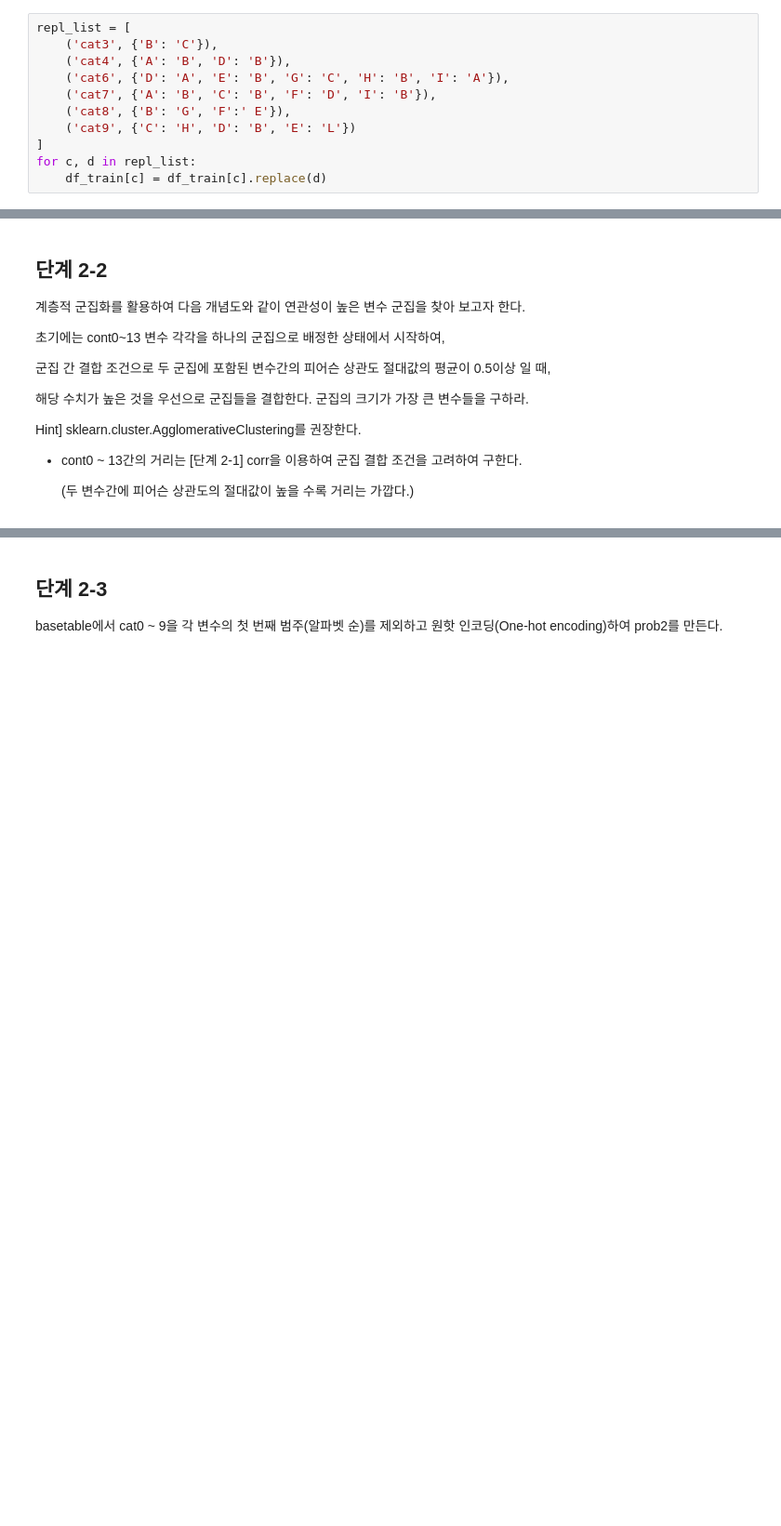
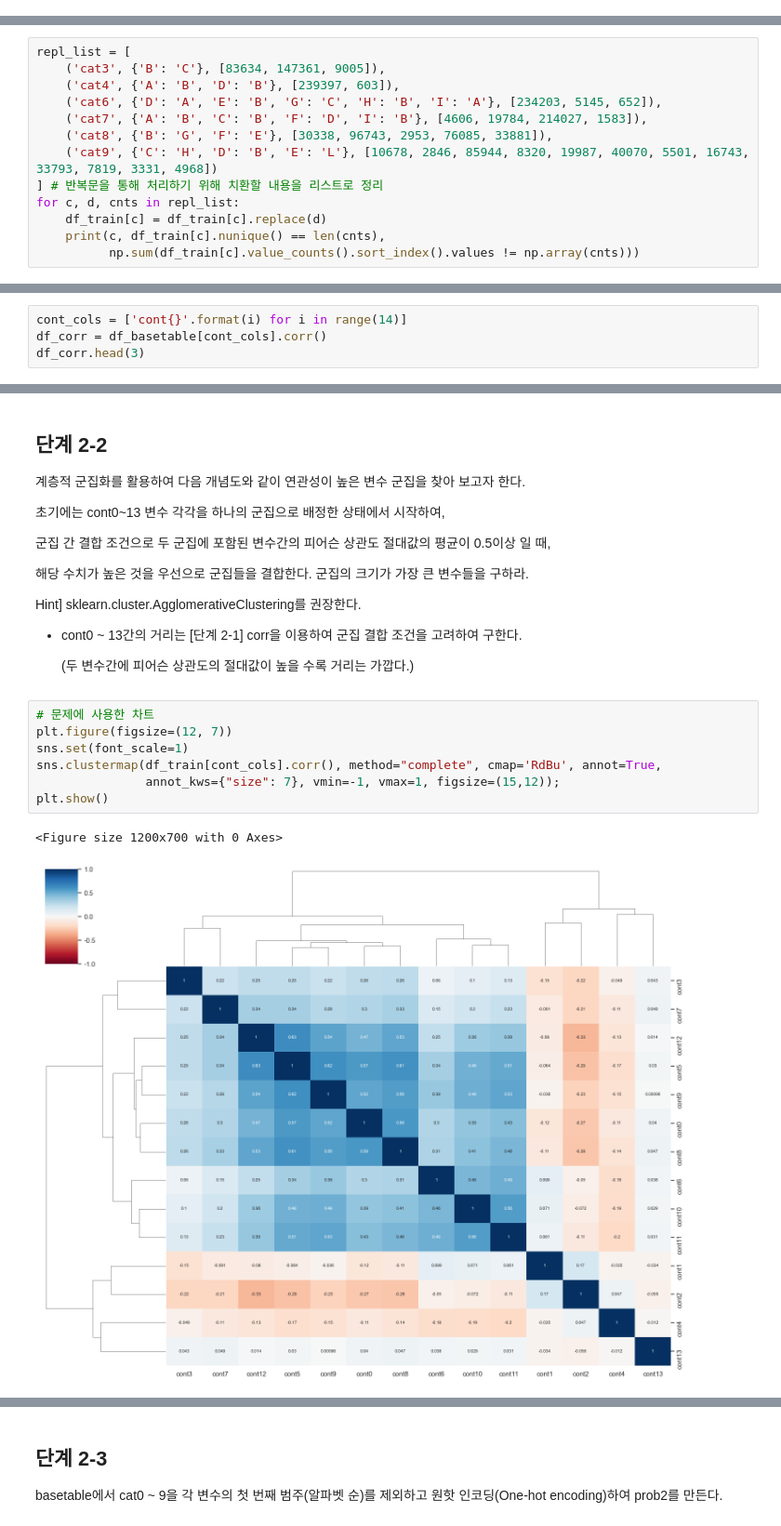
Before and after one commit to sunkusun9/DS_lv3_2304, a Jupyter notebook: sec_ds_lv3_prob2_prob.ipynb, the cells around one changed output, grey strips where cells are left out. Shown at 93% size. Saved outputs shown, nothing was run; the diff lists cells and outputs as text; blank space fills up the shorter version.

```diff
--- a/sec_ds_lv3_prob2_prob.ipynb
+++ b/sec_ds_lv3_prob2_prob.ipynb
@@ -219,14 +221,3 @@ Hint] 치환 후의 빈도 테이블
 |A|B|F|G|H|I|J|K|L|M|N|O|
 |-|-|-|-|-|-|-|-|-|-|-|-|
 |10,678|2,846|85,944|8,320|19,987|40,070|5,501|16,743|33,793|7,819|3,331|4,968|
-# %%
-repl_list = [
-    ('cat3', {'B': 'C'}),
-    ('cat4', {'A': 'B', 'D': 'B'}),
-    ('cat6', {'D': 'A', 'E': 'B', 'G': 'C', 'H': 'B', 'I': 'A'}),
-    ('cat7', {'A': 'B', 'C': 'B', 'F': 'D', 'I': 'B'}),
-    ('cat8', {'B': 'G', 'F':' E'}),
-    ('cat9', {'C': 'H', 'D': 'B', 'E': 'L'})
-]
-for c, d in repl_list:
-    df_train[c] = df_train[c].replace(d)
@@ -254,0 +224,13 @@ dtype: float64
+# %%
+repl_list = [
+    ('cat3', {'B': 'C'}, [83634, 147361, 9005]),
+    ('cat4', {'A': 'B', 'D': 'B'}, [239397, 603]),
+    ('cat6', {'D': 'A', 'E': 'B', 'G': 'C', 'H': 'B', 'I': 'A'}, [234203, 5145, 652]),
+    ('cat7', {'A': 'B', 'C': 'B', 'F': 'D', 'I': 'B'}, [4606, 19784, 214027, 1583]),
+    ('cat8', {'B': 'G', 'F': 'E'}, [30338, 96743, 2953, 76085, 33881]),
+    ('cat9', {'C': 'H', 'D': 'B', 'E': 'L'}, [10678, 2846, 85944, 8320, 19987, 40070, 5501, 16743, 33793, 7819, 3331, 4968])
+] # 반복문을 통해 처리하기 위해 치환할 내용을 리스트로 정리
+for c, d, cnts in repl_list:
+    df_train[c] = df_train[c].replace(d)
+    print(c, df_train[c].nunique() == len(cnts),
+          np.sum(df_train[c].value_counts().sort_index().values != np.array(cnts)))
@@ -309,3 +406,7 @@ Ex) 123.456
 basetable 에서 인덱스와 컬럼 모두 cont0 ~ 13이고,
 
 인덱스와 컬럼에 해당하는 변수 간에 피어슨 상관도(Pearson correlation)를 값으로 하는 대각 대칭형인 데이터프레임을 corr을 만든다.
+# %%
+cont_cols = ['cont{}'.format(i) for i in range(14)]
+df_corr = df_basetable[cont_cols].corr()
+df_corr.head(3)
@@ -326,3 +432,13 @@ Hint] sklearn.cluster.AgglomerativeClustering를 권장한다.
 -	cont0 ~ 13간의 거리는 [단계 2-1] corr을 이용하여 군집 결합 조건을 고려하여 구한다.
 
     (두 변수간에 피어슨 상관도의 절대값이 높을 수록 거리는 가깝다.)
+# %%
+# 문제에 사용한 차트
+plt.figure(figsize=(12, 7))
+sns.set(font_scale=1)
+sns.clustermap(df_train[cont_cols].corr(), method="complete", cmap='RdBu', annot=True,
+               annot_kws={"size": 7}, vmin=-1, vmax=1, figsize=(15,12));
+plt.show()
+# %% [output]
+<Figure size 1200x700 with 0 Axes>
+[figure, added]
```
Also changed, not shown: parts of 41 cells of this notebook.
